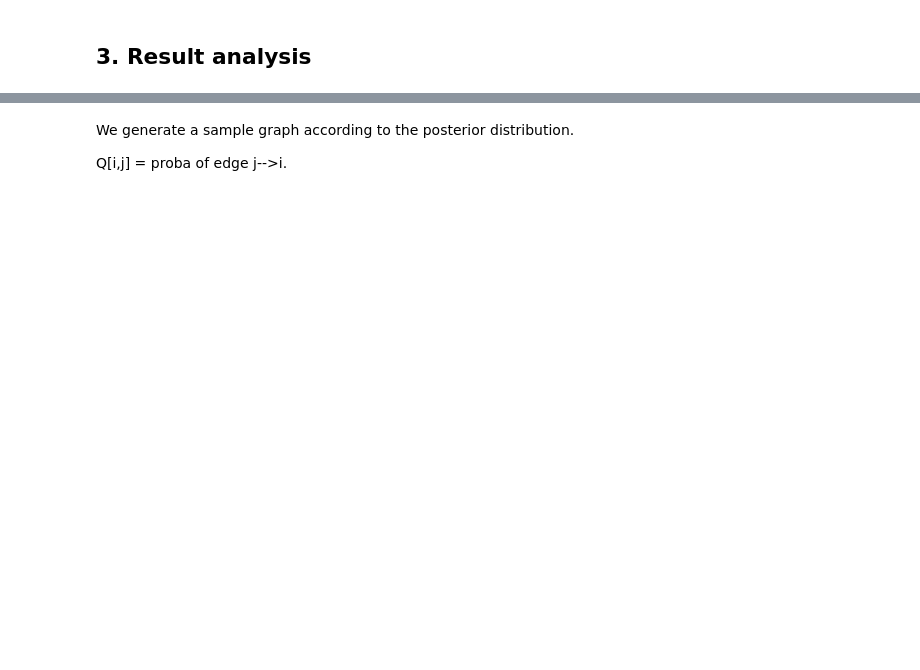
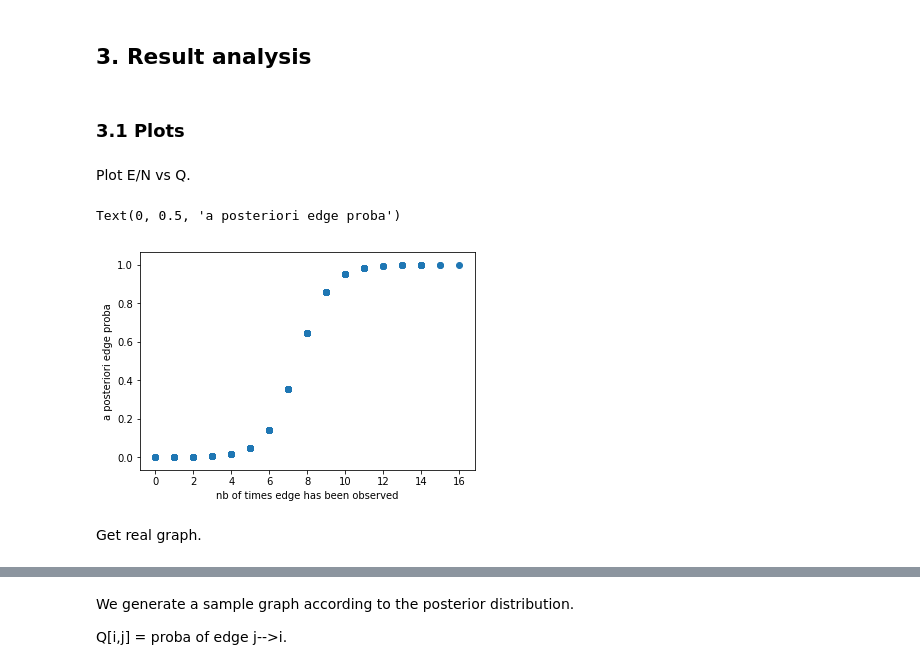
Before and after one commit to yokaiAG/Stage2019, a Jupyter notebook: Code/Newman_sampleTest.ipynb, the cells around one changed output, grey strips where cells are left out. Drawn from its saved outputs; the diff is of its cells as text; code cells hidden in the pictures; blank space fills up the shorter version.

```diff
--- a/Code/Newman_sampleTest.ipynb
+++ b/Code/Newman_sampleTest.ipynb
@@ -178,2 +190,18 @@ median value for b : 0.00760783499264011
 # %% [markdown]
 ## 3. Result analysis
+# %% [markdown]
+### 3.1 Plots
+# %% [markdown]
+Plot E/N vs Q.
+# %%
+plt.rcParams["figure.figsize"] = [6,4]
+x2plot = [E[e] for e in node_pairs]
+y2plot = [Q[e] for e in node_pairs]
+plt.scatter(x2plot, y2plot)
+plt.xlabel("nb of times edge has been observed")
+plt.ylabel("a posteriori edge proba")
+# %% [output]
+Text(0, 0.5, 'a posteriori edge proba')
+[figure, added]
+# %% [markdown]
+Get real graph.
```
Also changed, not shown: parts of 27 cells of this notebook, 3 other files.
